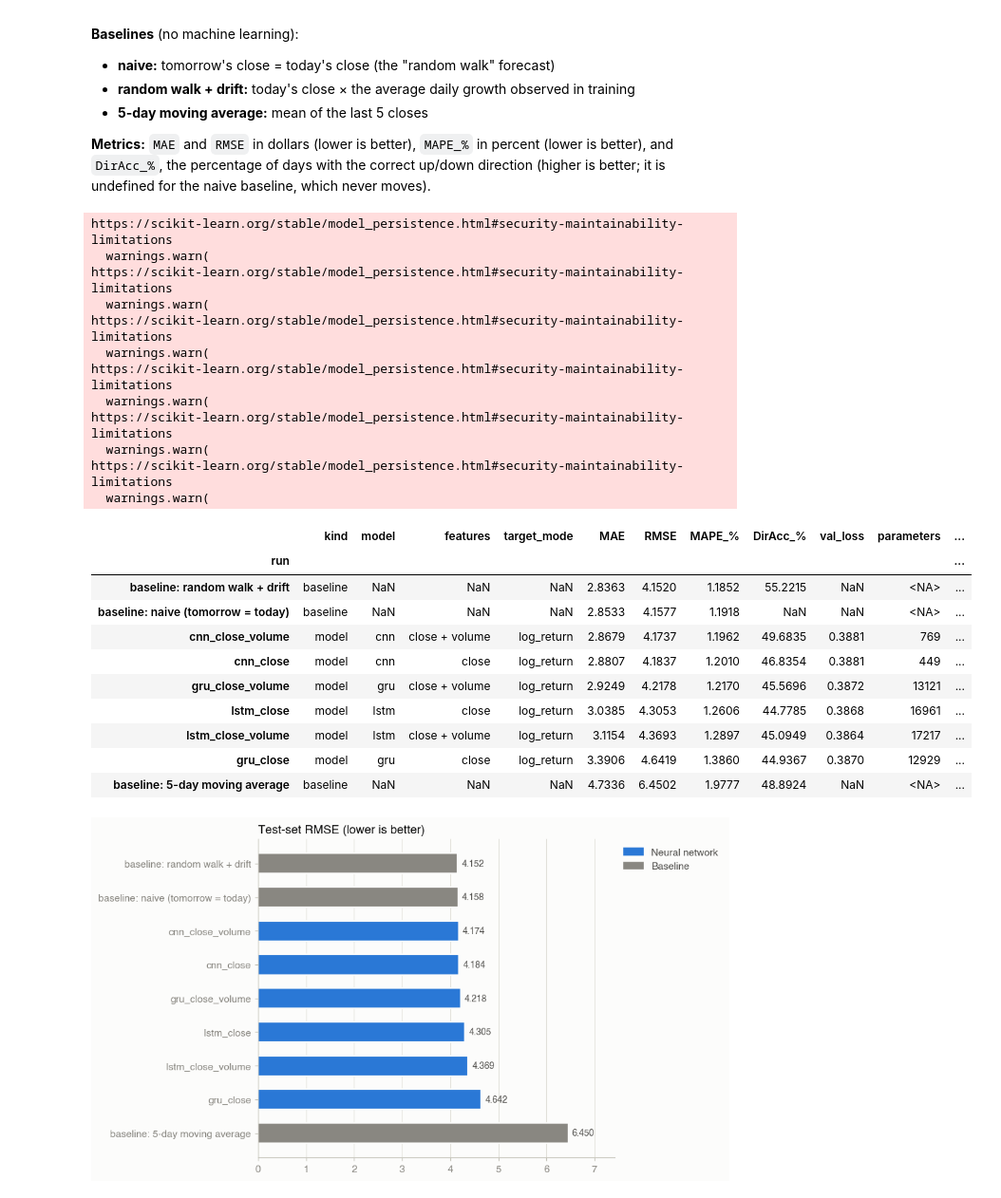
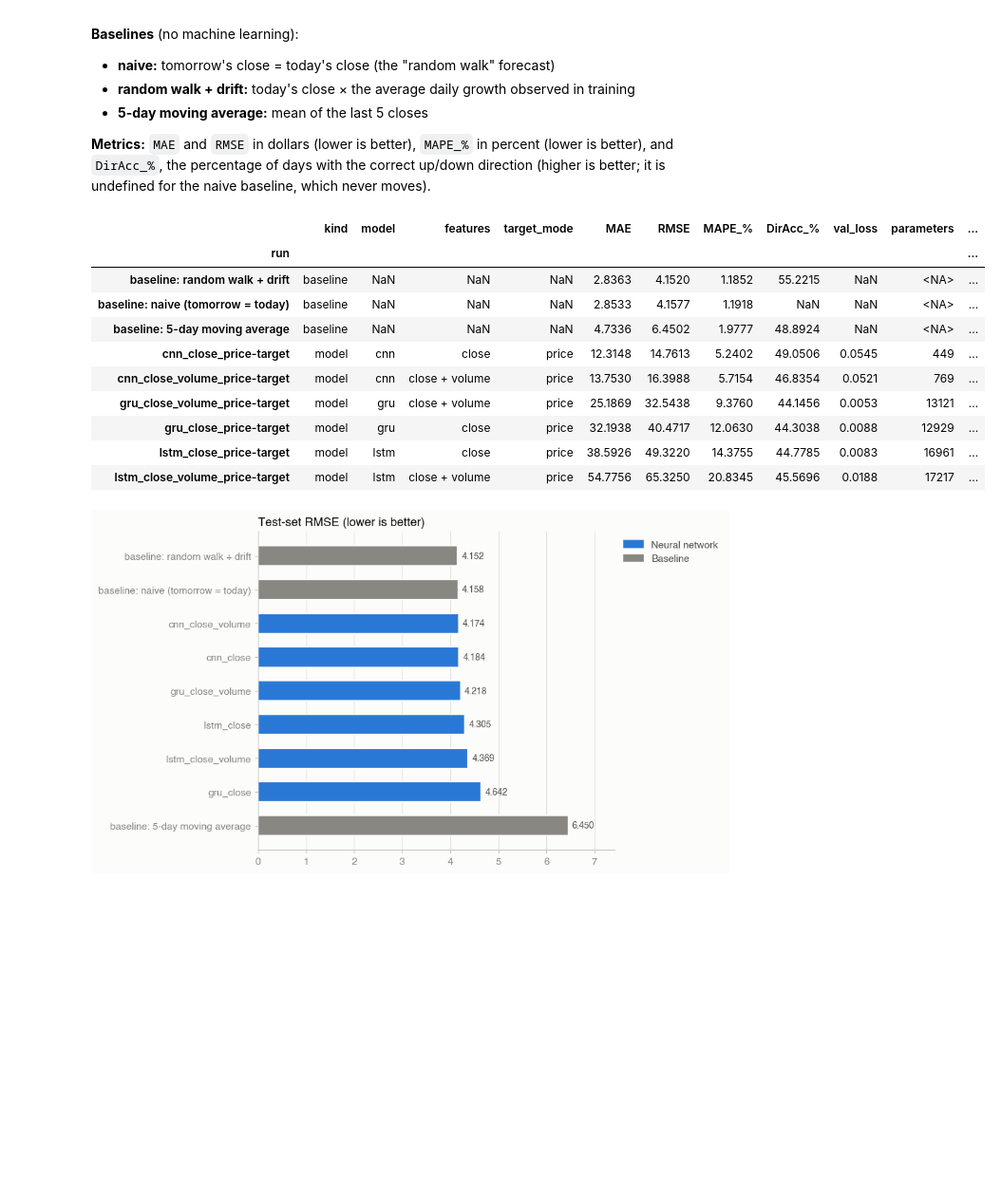
Before and after one commit to wences-psu/Stock_Price_DL, a Jupyter notebook: notebooks/04_evaluation.ipynb, the cells around one changed output. Shown at 95% size. Cells and saved outputs as stored; diff of their text form; code cells hidden in the pictures; blank space fills up the shorter version.

```diff
--- a/notebooks/04_evaluation.ipynb
+++ b/notebooks/04_evaluation.ipynb
@@ -113,38 +113,26 @@ def compare_runs(
 **Metrics:** `MAE` and `RMSE` in dollars (lower is better), `MAPE_%` in percent (lower is better), and `DirAcc_%`, the percentage of days with the correct up/down direction (higher is better; it is undefined for the naive baseline, which never moves).
 # %%
 table = compare_runs(run_names=[
-    "cnn_close",
-    "cnn_close_volume",
-    "lstm_close",
-    "lstm_close_volume",
-    "gru_close",
-    "gru_close_volume"
-    ])
+    "cnn_close_price-target",
+    "cnn_close_volume_price-target",
+    "lstm_close_price-target",
+    "lstm_close_volume_price-target",
+    "gru_close_price-target",
+    "gru_close_volume_price-target"
+])
 table.round(4)
 # %% [output]
-https://scikit-learn.org/stable/model_persistence.html#security-maintainability-limitations
-  warnings.warn(
-https://scikit-learn.org/stable/model_persistence.html#security-maintainability-limitations
-  warnings.warn(
-https://scikit-learn.org/stable/model_persistence.html#security-maintainability-limitations
-  warnings.warn(
-https://scikit-learn.org/stable/model_persistence.html#security-maintainability-limitations
-  warnings.warn(
-https://scikit-learn.org/stable/model_persistence.html#security-maintainability-limitations
-  warnings.warn(
-https://scikit-learn.org/stable/model_persistence.html#security-maintainability-limitations
-  warnings.warn(
 |  | kind | model | features | target_mode | MAE | RMSE | MAPE_% | DirAcc_% | val_loss | parameters | ... |
 | run |  |  |  |  |  |  |  |  |  |  | ... |
 | baseline: random walk + drift | baseline | NaN | NaN | NaN | 2.8363 | 4.1520 | 1.1852 | 55.2215 | NaN | <NA> | ... |
 | baseline: naive (tomorrow = today) | baseline | NaN | NaN | NaN | 2.8533 | 4.1577 | 1.1918 | NaN | NaN | <NA> | ... |
-| cnn_close_volume | model | cnn | close + volume | log_return | 2.8679 | 4.1737 | 1.1962 | 49.6835 | 0.3881 | 769 | ... |
-| cnn_close | model | cnn | close | log_return | 2.8807 | 4.1837 | 1.2010 | 46.8354 | 0.3881 | 449 | ... |
-| gru_close_volume | model | gru | close + volume | log_return | 2.9249 | 4.2178 | 1.2170 | 45.5696 | 0.3872 | 13121 | ... |
-| lstm_close | model | lstm | close | log_return | 3.0385 | 4.3053 | 1.2606 | 44.7785 | 0.3868 | 16961 | ... |
-| lstm_close_volume | model | lstm | close + volume | log_return | 3.1154 | 4.3693 | 1.2897 | 45.0949 | 0.3864 | 17217 | ... |
-| gru_close | model | gru | close | log_return | 3.3906 | 4.6419 | 1.3860 | 44.9367 | 0.3870 | 12929 | ... |
 | baseline: 5-day moving average | baseline | NaN | NaN | NaN | 4.7336 | 6.4502 | 1.9777 | 48.8924 | NaN | <NA> | ... |
+| cnn_close_price-target | model | cnn | close | price | 12.3148 | 14.7613 | 5.2402 | 49.0506 | 0.0545 | 449 | ... |
+| cnn_close_volume_price-target | model | cnn | close + volume | price | 13.7530 | 16.3988 | 5.7154 | 46.8354 | 0.0521 | 769 | ... |
+| gru_close_volume_price-target | model | gru | close + volume | price | 25.1869 | 32.5438 | 9.3760 | 44.1456 | 0.0053 | 13121 | ... |
+| gru_close_price-target | model | gru | close | price | 32.1938 | 40.4717 | 12.0630 | 44.3038 | 0.0088 | 12929 | ... |
+| lstm_close_price-target | model | lstm | close | price | 38.5926 | 49.3220 | 14.3755 | 44.7785 | 0.0083 | 16961 | ... |
+| lstm_close_volume_price-target | model | lstm | close + volume | price | 54.7756 | 65.3250 | 20.8345 | 45.5696 | 0.0188 | 17217 | ... |
 # %%
 fig = plotting.plot_metric_comparison(table, "RMSE")
 plotting.save_figure(fig, "comparison_rmse.png")
```
Also changed, not shown: parts of 8 cells of this notebook.
